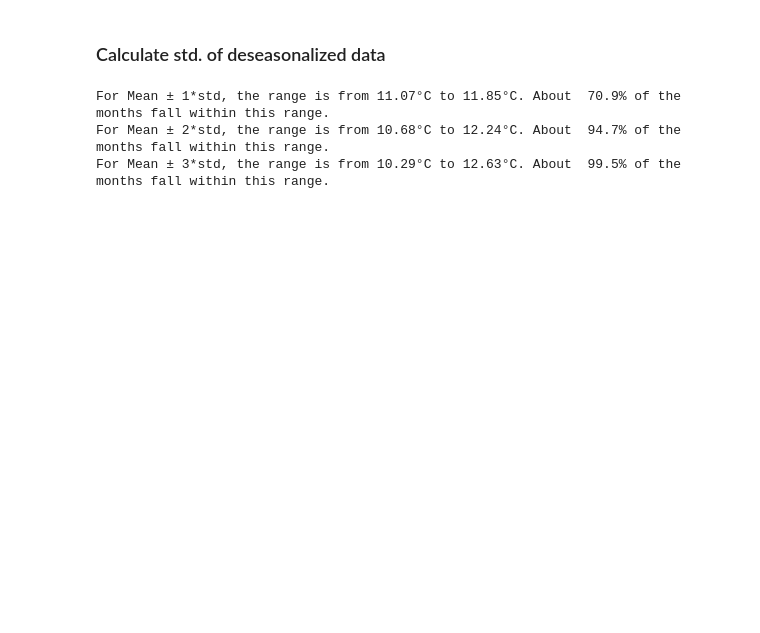
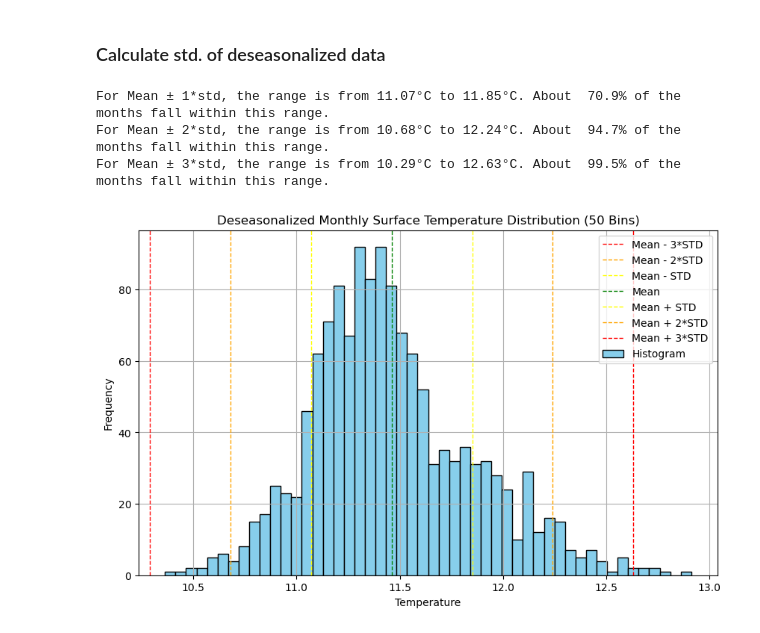
Before and after one commit to Ludong0909/Statistics, a Jupyter notebook: hw3/hw3.ipynb, the cells around one changed output. Cells and saved outputs as stored; diff of their text form; code cells hidden in the pictures; blank space fills up the shorter version.

```diff
--- a/hw3/hw3.ipynb
+++ b/hw3/hw3.ipynb
@@ -65,3 +90,25 @@ for i, (range_values_de, percentage_de) in enumerate(zip(mean_plus_minus_std_de,
 For Mean ± 1*std, the range is from 11.07°C to 11.85°C. About  70.9% of the months fall within this range.
 For Mean ± 2*std, the range is from 10.68°C to 12.24°C. About  94.7% of the months fall within this range.
 For Mean ± 3*std, the range is from 10.29°C to 12.63°C. About  99.5% of the months fall within this range.
+# %%
+# Plotting the deseasonalized data histogram with the original bin size
+plt.figure(figsize=(10, 6))
+plt.hist(data['Deseasonalized'], bins=50, color='skyblue', edgecolor='black')
+plt.title('Deseasonalized Monthly Surface Temperature Distribution (50 Bins)')
+plt.xlabel('Temperature')
+plt.ylabel('Frequency')
+
+# Adding lines for the mean and mean ± 1*std, mean ± 2*std, and mean ± 3*std
+std_ranges = [mean_temp_de + i * std_temp_de for i in range(-3, 4)]
+colors = ['red', 'orange', 'yellow', 'green', 'yellow', 'orange', 'red']
+
+for std_range, color in zip(std_ranges, colors):
+    plt.axvline(std_range, color=color, linestyle='dashed', linewidth=1)
+
+# Adding legends for the lines
+plt.legend(['Mean - 3*STD', 'Mean - 2*STD', 'Mean - STD', 'Mean',
+            'Mean + STD', 'Mean + 2*STD', 'Mean + 3*STD', 'Histogram'])
+plt.grid()
+plt.show()
+# %% [output]
+[figure, added]
```
Also changed, not shown: parts of 2 cells of this notebook.
